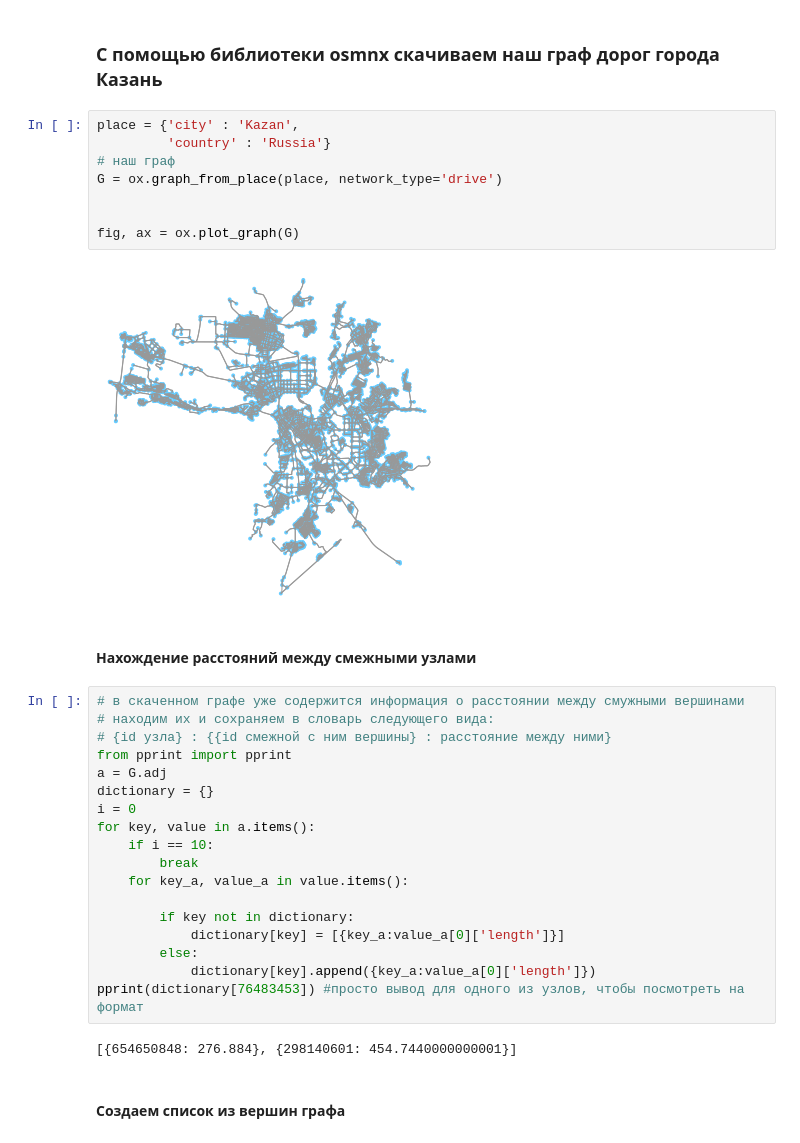
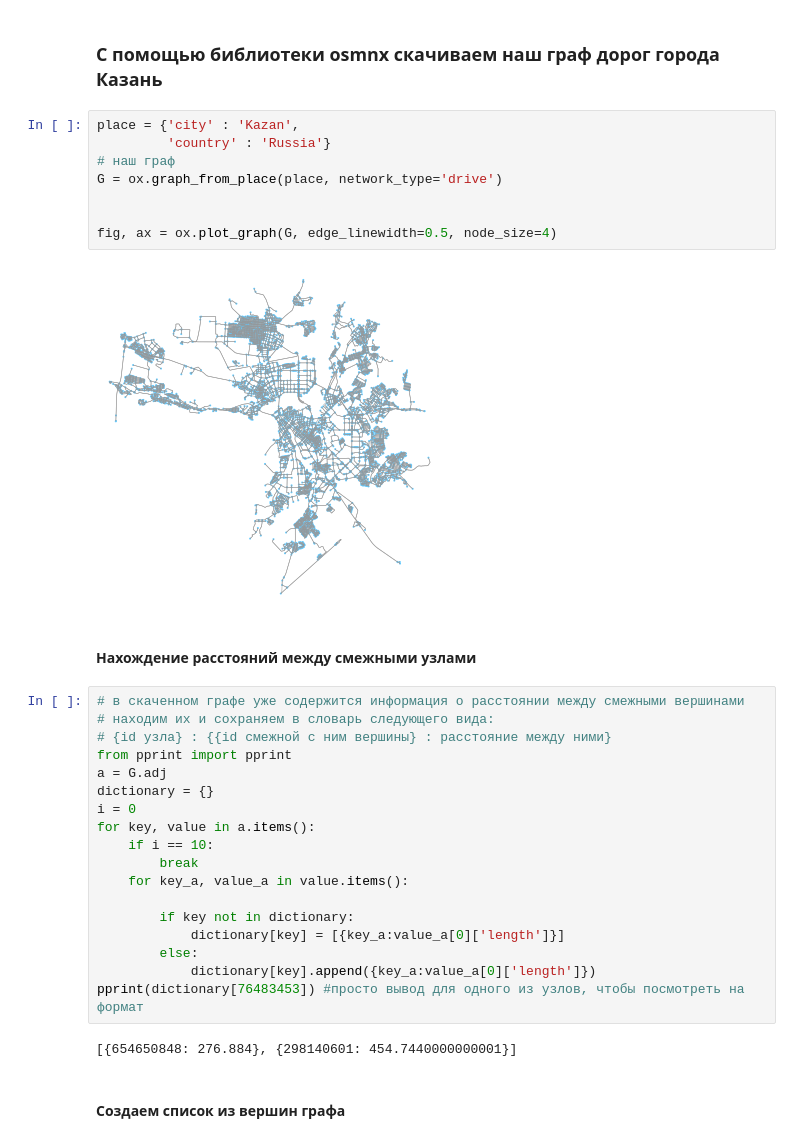
Before and after one commit to MilRoad/Graph-homework, a Jupyter notebook: graphsss.ipynb, the cells around one changed output. Cells and saved outputs as stored; diff of their text form.

```diff
--- a/graphsss.ipynb
+++ b/graphsss.ipynb
@@ -12,17 +12,17 @@ import matplotlib.pyplot as plt # для визуализации графа
 # %%
 place = {'city' : 'Kazan',
          'country' : 'Russia'}
 # наш граф
 G = ox.graph_from_place(place, network_type='drive')
 
 
-fig, ax = ox.plot_graph(G)
+fig, ax = ox.plot_graph(G, edge_linewidth=0.5, node_size=4)
 # %% [output]
-[figure, old version]
+[figure, new version]
 # %% [markdown]
 #### Нахождение расстояний между смежными узлами
 # %%
-# в скаченном графе уже содержится информация о расстоянии между смужными вершинами
+# в скаченном графе уже содержится информация о расстоянии между смежными вершинами
 # находим их и сохраняем в словарь следующего вида:
 # {id узла} : {{id смежной с ним вершины} : расстояние между ними}
 from pprint import pprint
```
Also changed, not shown: 3 other files.
